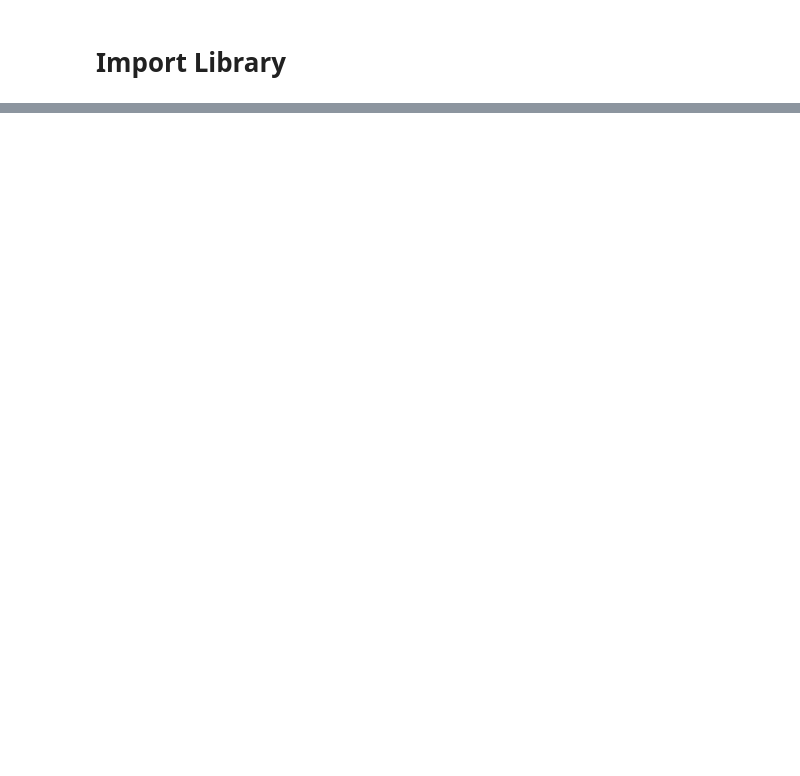
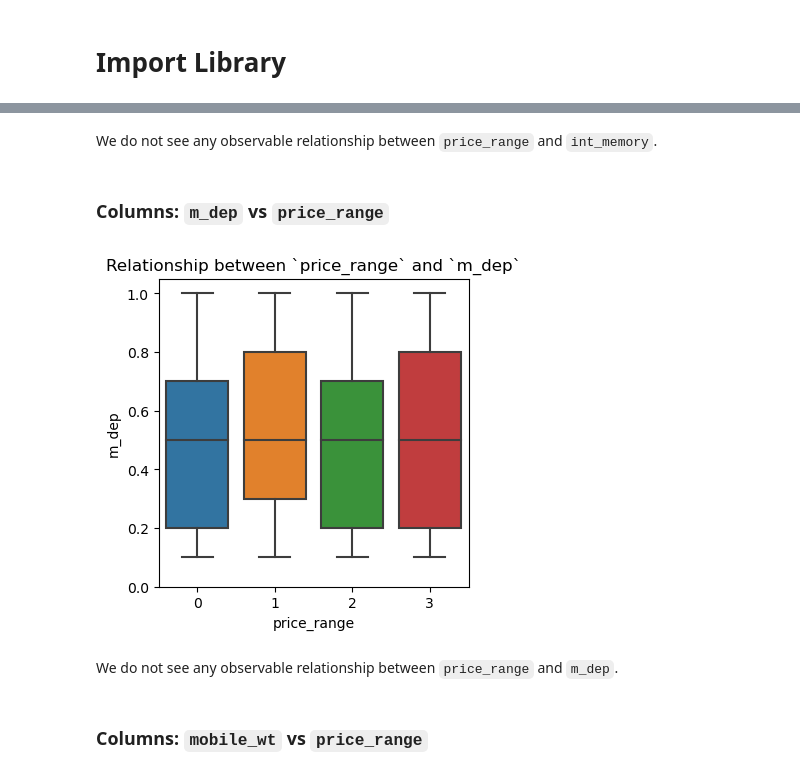
Before and after one commit to anthonynamnam/mobile-price-prediction, a Jupyter notebook: mobile-price-prediction.ipynb, the cells around one changed output, grey strips where cells are left out. Cells and saved outputs as stored; diff of their text form; code cells hidden in the pictures; blank space fills up the shorter version.

```diff
--- a/mobile-price-prediction.ipynb
+++ b/mobile-price-prediction.ipynb
@@ -486,0 +261,18 @@ weighted avg       0.90      0.90      0.90       400
+# %% [markdown]
+We do not see any observable relationship between `price_range` and `int_memory`.
+# %% [markdown]
+### Columns: `m_dep` vs `price_range`
+# %%
+col = "m_dep"
+plt.figure(figsize=(4,4))
+sns.boxplot(x="price_range", y=col,
+            data=df)
+plt.ylim([0,df[col].max()*1.05])
+plt.title(f"Relationship between `price_range` and `{col}`")
+plt.show()
+# %% [output]
+[figure, added]
+# %% [markdown]
+We do not see any observable relationship between `price_range` and `m_dep`.
+# %% [markdown]
+### Columns: `mobile_wt` vs `price_range`
```
Also changed, not shown: parts of 222 cells of this notebook.
